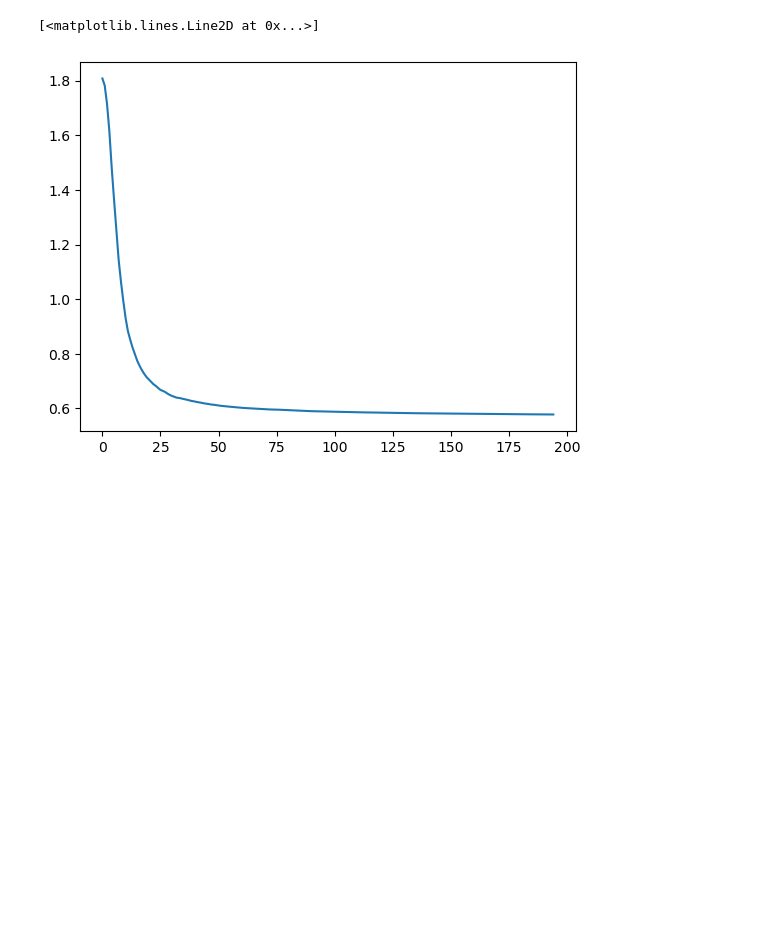
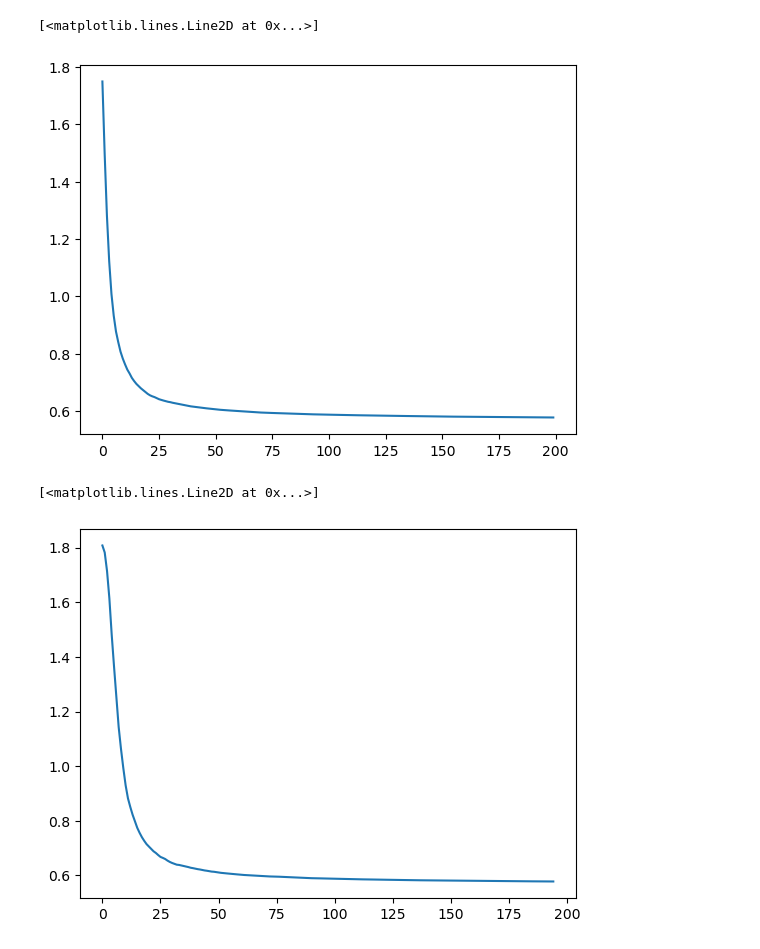
Before and after one commit to andrea99ud/Genetic_OT, a Jupyter notebook: gencol_cvx_m_child.ipynb, the cells around one changed output. Saved outputs shown, nothing was run; the diff lists cells and outputs as text; code cells hidden in the pictures; blank space fills up the shorter version.

```diff
--- a/gencol_cvx_m_child.ipynb
+++ b/gencol_cvx_m_child.ipynb
@@ -284,3 +308,8 @@ ga.run(max_iter=200)
+# %%
+plt.plot(ga.cost)
+# %% [output]
+[<matplotlib.lines.Line2D at 0x...>]
+[figure, added]
 # %%
 plt.plot(ga.cost)
 # %% [output]
```
Also changed, not shown: parts of 5 cells of this notebook.
